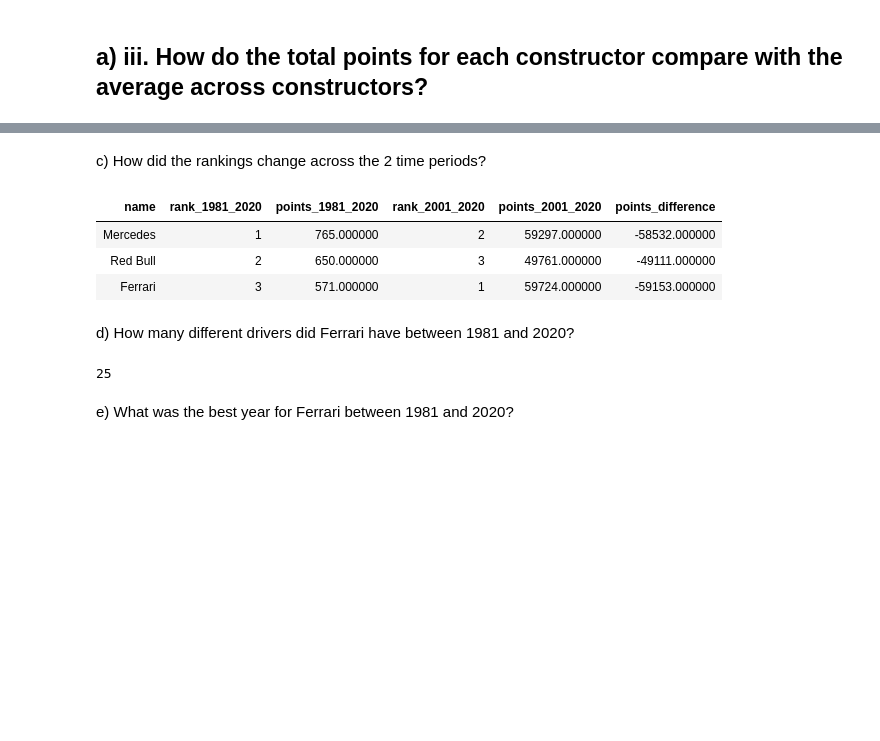
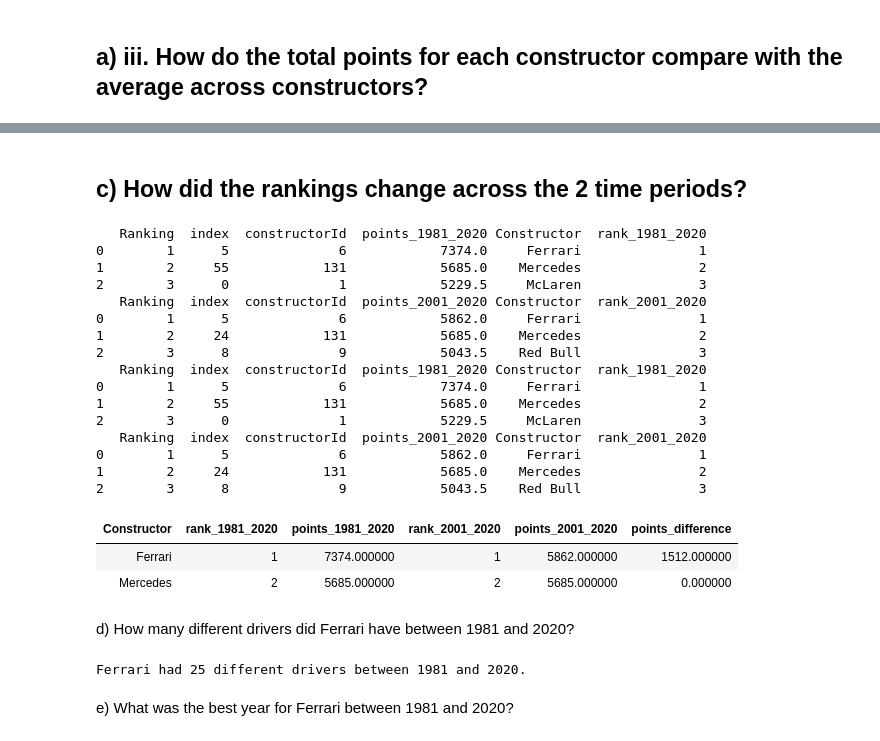
Before and after one commit to joellemil/datasci530fall2026, a Jupyter notebook: Assignment 2/Assignment 2.ipynb, the cells around one changed output, grey strips where cells are left out. Drawn from its saved outputs; the diff is of its cells as text; code cells hidden in the pictures; blank space fills up the shorter version.

```diff
--- a/Assignment 2/Assignment 2.ipynb
+++ b/Assignment 2/Assignment 2.ipynb
@@ -174,41 +327,62 @@ Average points: 7879.628571428571
 # %% [markdown]
-c) How did the rankings change across the 2 time periods?
+## c) How did the rankings change across the 2 time periods?
 # %%
 # Add ranking to each time period
-top_3_1981_2020['rank_1981_2020'] = range(1, 4)
-top_3_2001_2020['rank_2001_2020'] = range(1, 4)
+top_3['rank_1981_2020'] = range(1, 4)
+top_3_2001['rank_2001_2020'] = range(1, 4)
+
+print(top_3)
+print(top_3_2001)
 
 # Rename points columns for each period
-top_3_1981_2020 = top_3_1981_2020.rename(
-    columns={'points': 'points_1981_2020'}
+top_3 = top_3.rename(
+    columns={'Total Points': 'points_1981_2020'}
 )
 
-top_3_2001_2020 = top_3_2001_2020.rename(
-    columns={'points': 'points_2001_2020'}
+top_3_2001 = top_3_2001.rename(
+    columns={'Total Points': 'points_2001_2020'}
 )
 
+print(top_3)
+print(top_3_2001)
+
 # Merge the two periods
-comparison = top_3_1981_2020[
-    ['name', 'rank_1981_2020', 'points_1981_2020']
+comparison = top_3[
+    ['Constructor', 'rank_1981_2020', 'points_1981_2020']
     ].merge(
-    top_3_2001_2020[
-        ['name', 'rank_2001_2020', 'points_2001_2020']
+    top_3_2001[
+        ['Constructor', 'rank_2001_2020', 'points_2001_2020']
         ],
-    on='name'
-)
+    on='Constructor'
+) # TODO FIX
 
 # Calculate difference in points
 comparison['points_difference'] = (
     comparison['points_1981_2020'] -
     comparison['points_2001_2020']
 )
 
 comparison.style.hide(axis='index')
 # %% [output]
+   Ranking  index  constructorId  points_1981_2020 Constructor  rank_1981_2020
+0        1      5              6            7374.0     Ferrari               1
+1        2     55            131            5685.0    Mercedes               2
+2        3      0              1            5229.5     McLaren               3
+   Ranking  index  constructorId  points_2001_2020 Constructor  rank_2001_2020
+0        1      5              6            5862.0     Ferrari               1
+1        2     24            131            5685.0    Mercedes               2
+2        3      8              9            5043.5    Red Bull               3
+   Ranking  index  constructorId  points_1981_2020 Constructor  rank_1981_2020
+0        1      5              6            7374.0     Ferrari               1
+1        2     55            131            5685.0    Mercedes               2
+2        3      0              1            5229.5     McLaren               3
+   Ranking  index  constructorId  points_2001_2020 Constructor  rank_2001_2020
+0        1      5              6            5862.0     Ferrari               1
+1        2     24            131            5685.0    Mercedes               2
+2        3      8              9            5043.5    Red Bull               3
-| name | rank_1981_2020 | points_1981_2020 | rank_2001_2020 | points_2001_2020 | points_difference |
-| Mercedes | 1 | 765.000000 | 2 | 59297.000000 | -58532.000000 |
-| Red Bull | 2 | 650.000000 | 3 | 49761.000000 | -49111.000000 |
-| Ferrari | 3 | 571.000000 | 1 | 59724.000000 | -59153.000000 |
+| Constructor | rank_1981_2020 | points_1981_2020 | rank_2001_2020 | points_2001_2020 | points_difference |
+| Ferrari | 1 | 7374.000000 | 1 | 5862.000000 | 1512.000000 |
+| Mercedes | 2 | 5685.000000 | 2 | 5685.000000 | 0.000000 |
 # %% [markdown]
 d) How many different drivers did Ferrari have between 1981 and 2020?
 # %%
@@ -236,9 +410,9 @@ ferrari_drivers = driver_data[
 # Count unique drivers
 number_of_drivers = ferrari_drivers['driverId'].nunique()
 
-print(number_of_drivers)
+print('Ferrari had ' + str(number_of_drivers) + ' different drivers between 1981 and 2020.')
 # %% [output]
-25
+Ferrari had 25 different drivers between 1981 and 2020.
 # %% [markdown]
 e) What was the best year for Ferrari between 1981 and 2020?
 # %%
```
Also changed, not shown: parts of 12 cells of this notebook.
